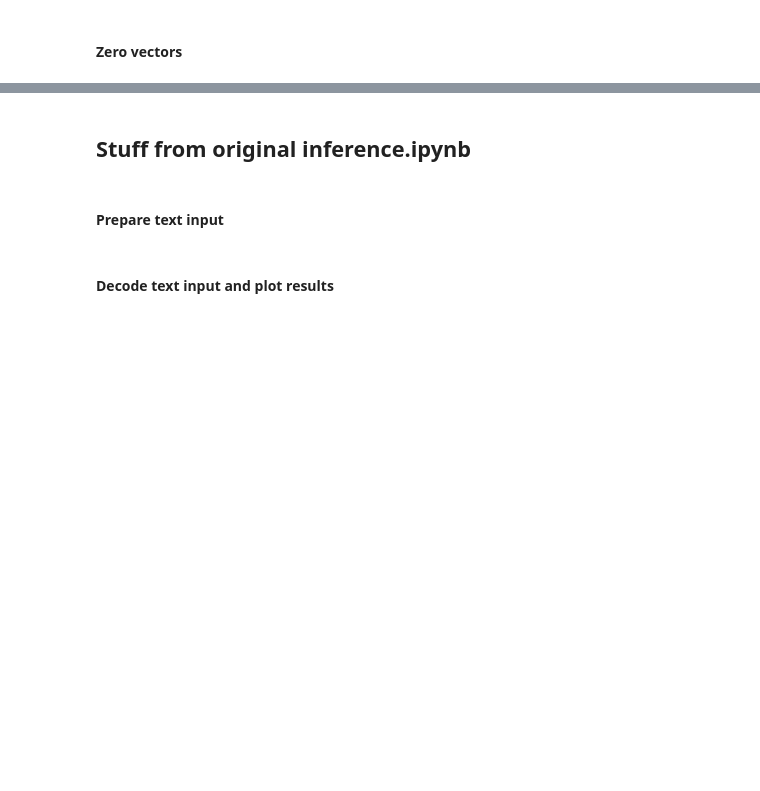
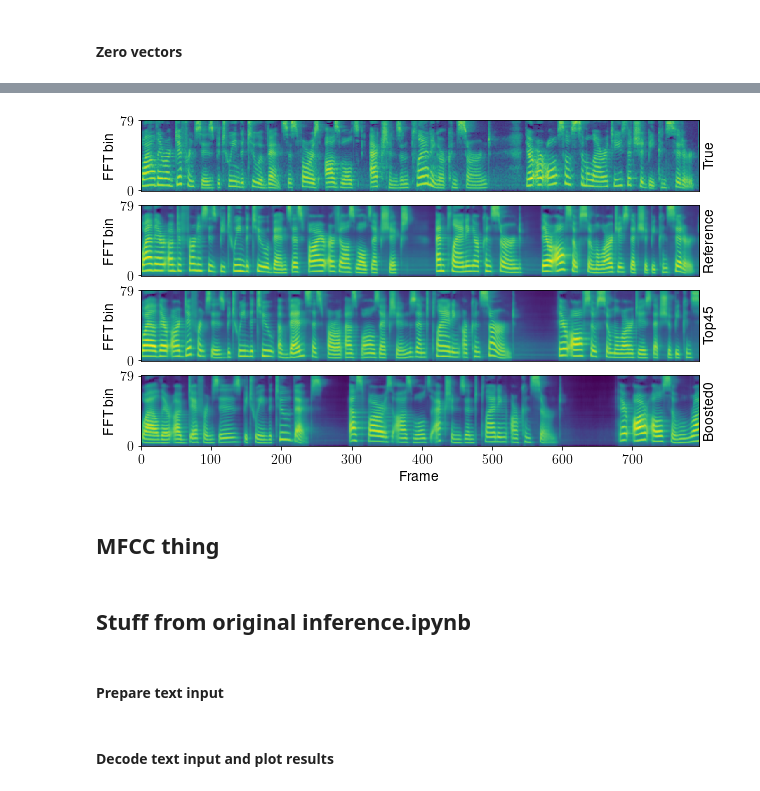
Before and after one commit to mcncm/tacotron2, a Jupyter notebook: inference.ipynb, the cells around one changed output, grey strips where cells are left out. Saved outputs shown, nothing was run; the diff lists cells and outputs as text; code cells hidden in the pictures; blank space fills up the shorter version.

```diff
--- a/inference.ipynb
+++ b/inference.ipynb
@@ -476,0 +533,8 @@ Warning! Reached max decoder steps
+# %%
+plot_spectrograms('results' + "_{}".format(0) + '.png',
+                         specs,
+                         figsize=(10, 6))
+# %% [output]
+[figure, added]
+# %% [markdown]
+## MFCC thing
```
Also changed, not shown: parts of 23 cells of this notebook.
